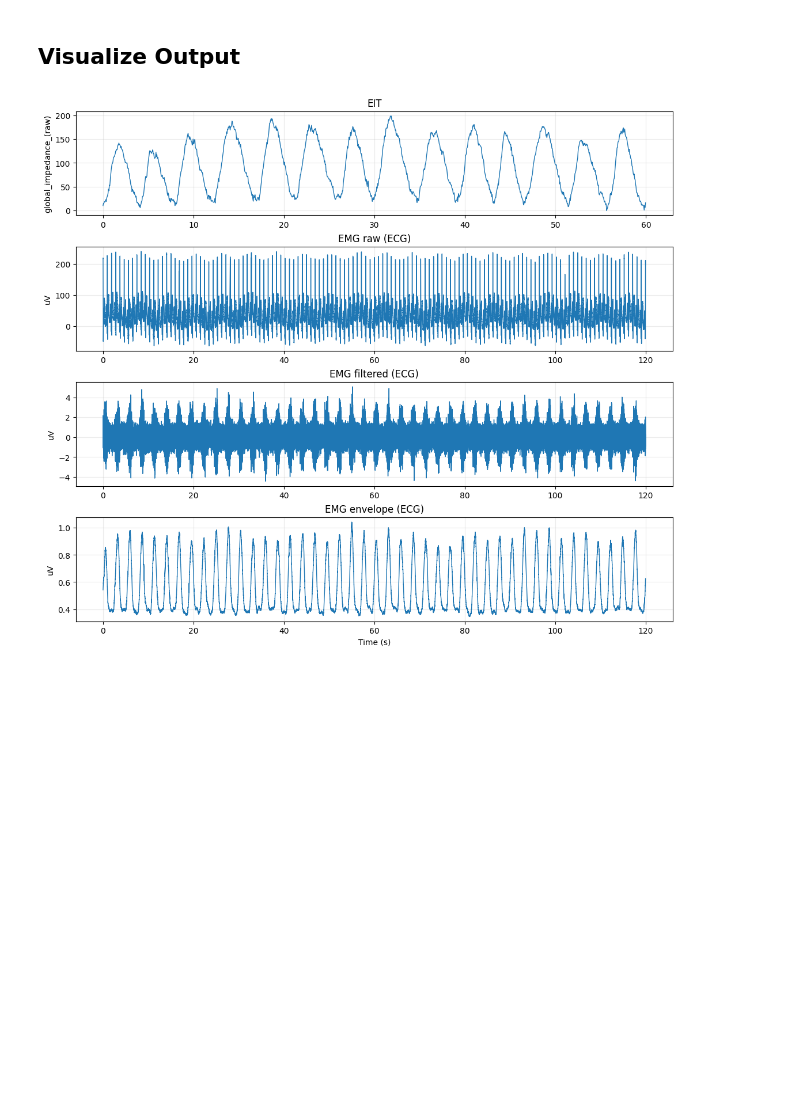
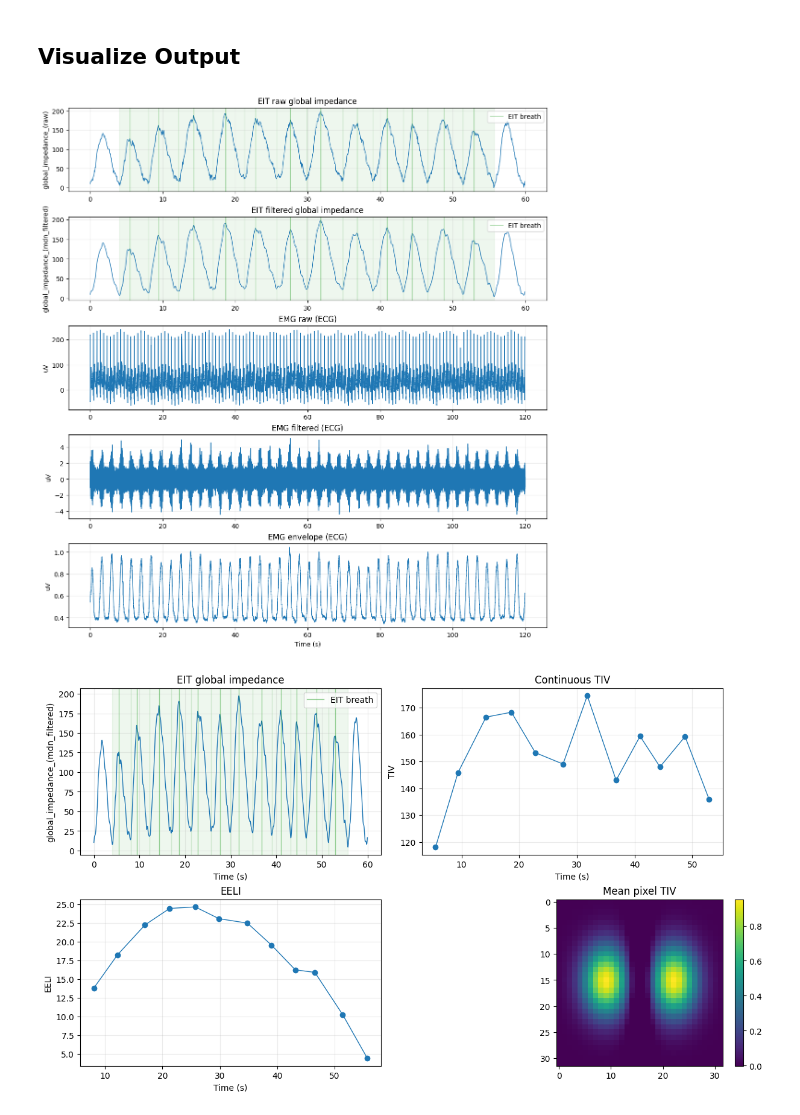
Before and after one commit to M3RESP/m3resp, a Jupyter notebook: notebooks/run_multimodal.ipynb, the cells around one changed output. Drawn from its saved outputs; the diff is of its cells as text; code cells hidden in the pictures; blank space fills up the shorter version.

Commit message:
feat: add EIT processing summary visualization and update EIT pipeline in multimodal notebook

```diff
--- a/notebooks/run_multimodal.ipynb
+++ b/notebooks/run_multimodal.ipynb
@@ -177,9 +376,18 @@ session
 # %% [markdown]
 ## Visualize Output
 # %%
-from m3resp.visualization import plot_session_overview
+from m3resp.visualization.session import plot_eit_processing_summary, plot_session_overview
 
 fig = plot_session_overview(session, max_seconds=120)
 fig.savefig(OUTPUT_DIR / "overview.png", dpi=150)
+
+eit_fig = plot_eit_processing_summary(session)
+eit_fig.savefig(OUTPUT_DIR / "eit-processing.png", dpi=150)
+
+rate_fig = session.processed["eit"]["rate_detector"].plotting.plot(
+    **session.processed["eit"]["rate_captures"]
+)
+rate_fig.savefig(OUTPUT_DIR / "eit-rate-detection.png", dpi=150)
 # %% [output]
-[figure, old version]
+[figure, new version]
+[figure, added]
```
Also changed, not shown: parts of 8 cells of this notebook, 2 other files.
